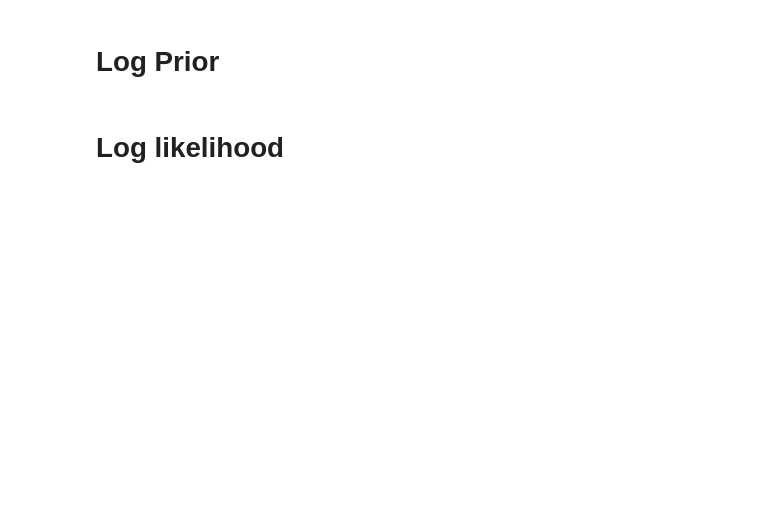
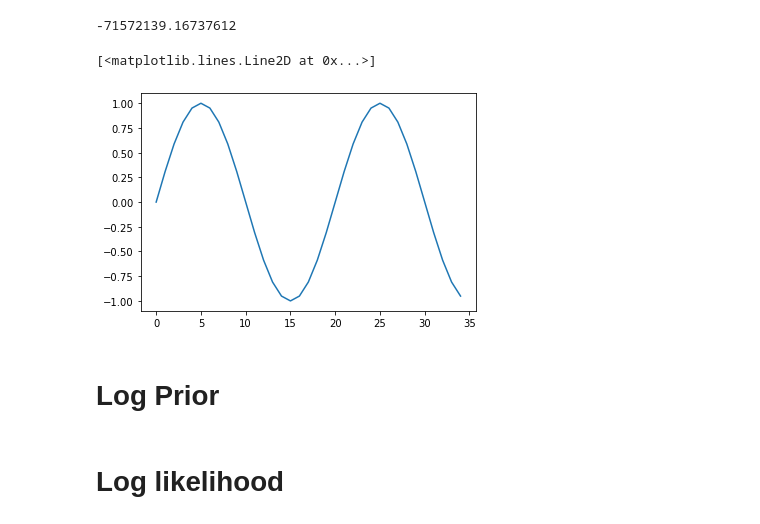
Before and after one commit to gaiaverse/Gaia-EDR3-selection-function, a Jupyter notebook: Python/PoissonBinomialGradient.ipynb, the cells around one changed output. Drawn from its saved outputs; the diff is of its cells as text; code cells hidden in the pictures; blank space fills up the shorter version.

```diff
--- a/Python/PoissonBinomialGradient.ipynb
+++ b/Python/PoissonBinomialGradient.ipynb
@@ -27,0 +212,9 @@ array([[1.05643266, 2.69978103, 6.08422988, ..., 0.93736925, 0.95129011,
+# %%
+func(1.0,1.0,epsilon=1e-12)
+# %% [output]
+-71572139.16737612
+# %%
+plt.plot(np.arange(Ng),np.sin(2.0*np.pi*np.arange(Ng)/20))
+# %% [output]
+[<matplotlib.lines.Line2D at 0x...>]
+[figure, added]
```
Also changed, not shown: parts of 64 cells of this notebook, 2 other files.
